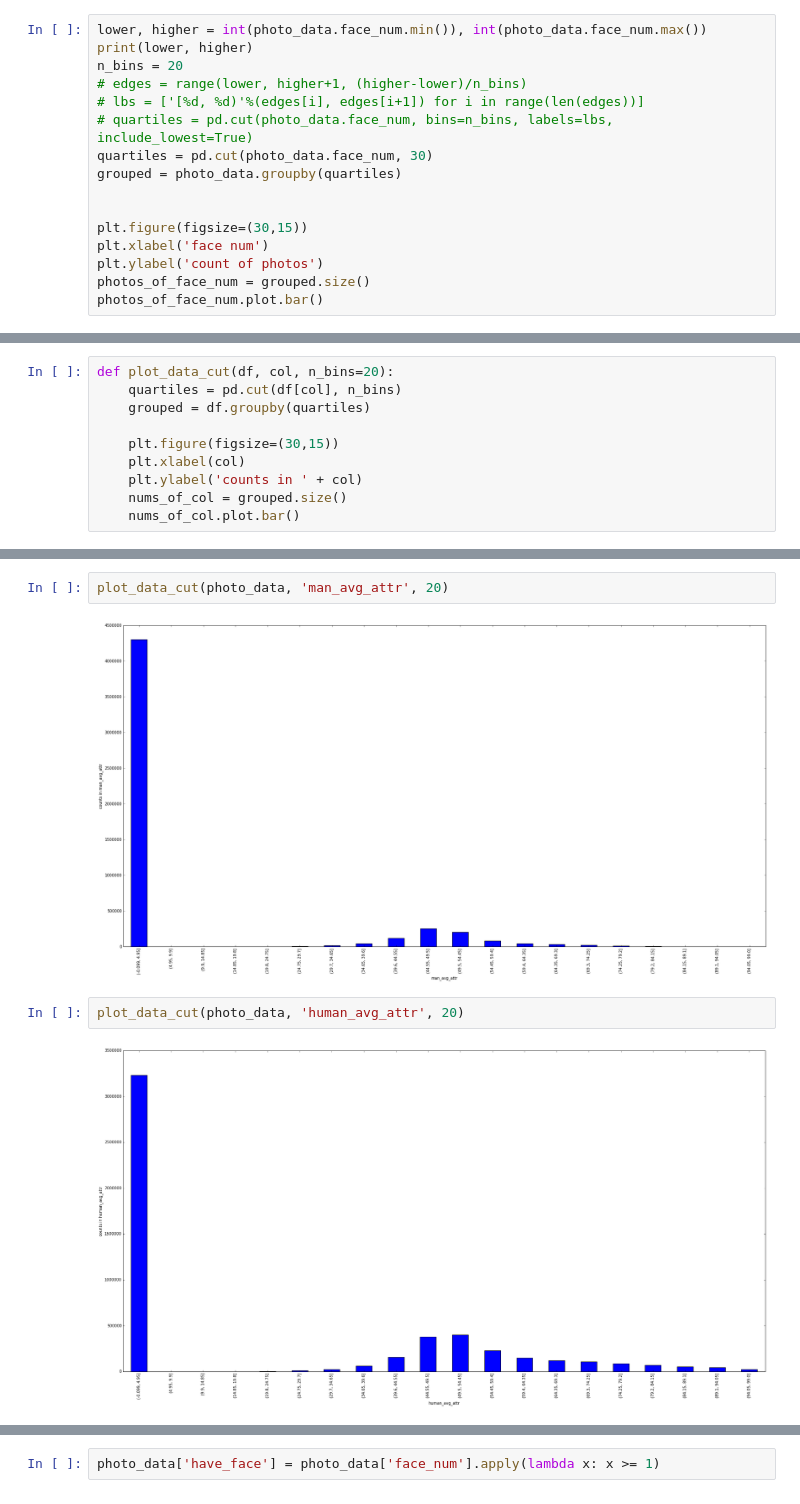
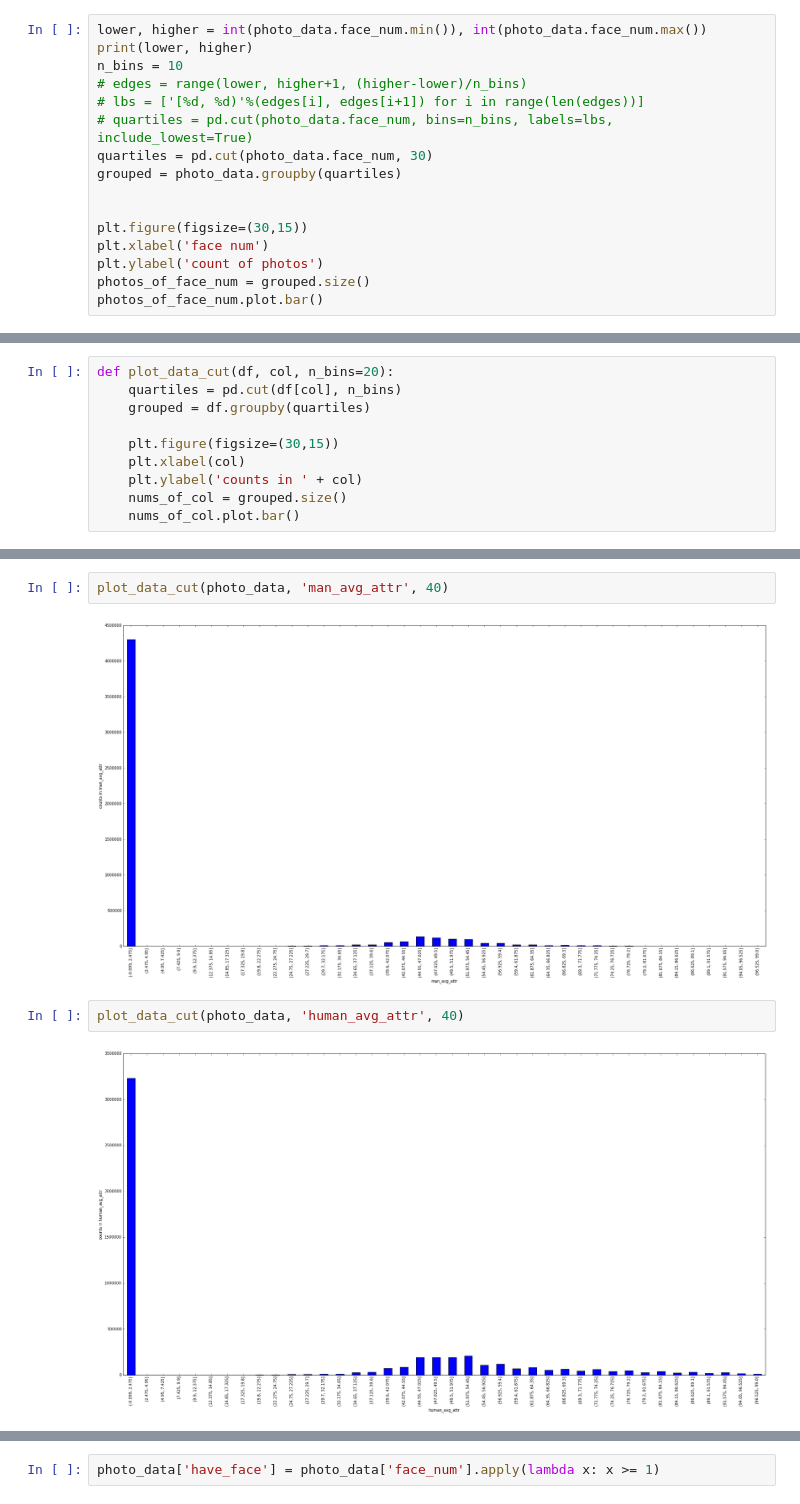
Before and after one commit to kitianFresh/kuaishou, a Jupyter notebook: features/eda2.ipynb, the cells around one changed output, grey strips where cells are left out. Drawn from its saved outputs; the diff is of its cells as text.

```diff
--- a/features/eda2.ipynb
+++ b/features/eda2.ipynb
@@ -254,7 +305,7 @@ np.sum(photo_data['face_num']>=1)
 # %%
 lower, higher = int(photo_data.face_num.min()), int(photo_data.face_num.max())
 print(lower, higher)
-n_bins = 20
+n_bins = 10
 # edges = range(lower, higher+1, (higher-lower)/n_bins)
 # lbs = ['[%d, %d)'%(edges[i], edges[i+1]) for i in range(len(edges))]
 # quartiles = pd.cut(photo_data.face_num, bins=n_bins, labels=lbs, include_lowest=True)
@@ -308,8 +391,8 @@ plot_data_cut(photo_data, 'woman_avg_attr', 20)
 # %%
-plot_data_cut(photo_data, 'man_avg_attr', 20)
+plot_data_cut(photo_data, 'man_avg_attr', 40)
 # %% [output]
-[figure, old version]
+[figure, new version]
 # %%
-plot_data_cut(photo_data, 'human_avg_attr', 20)
+plot_data_cut(photo_data, 'human_avg_attr', 40)
 # %% [output]
-[figure, old version]
+[figure, new version]
```
Also changed, not shown: parts of 63 cells of this notebook, 2 other files.
